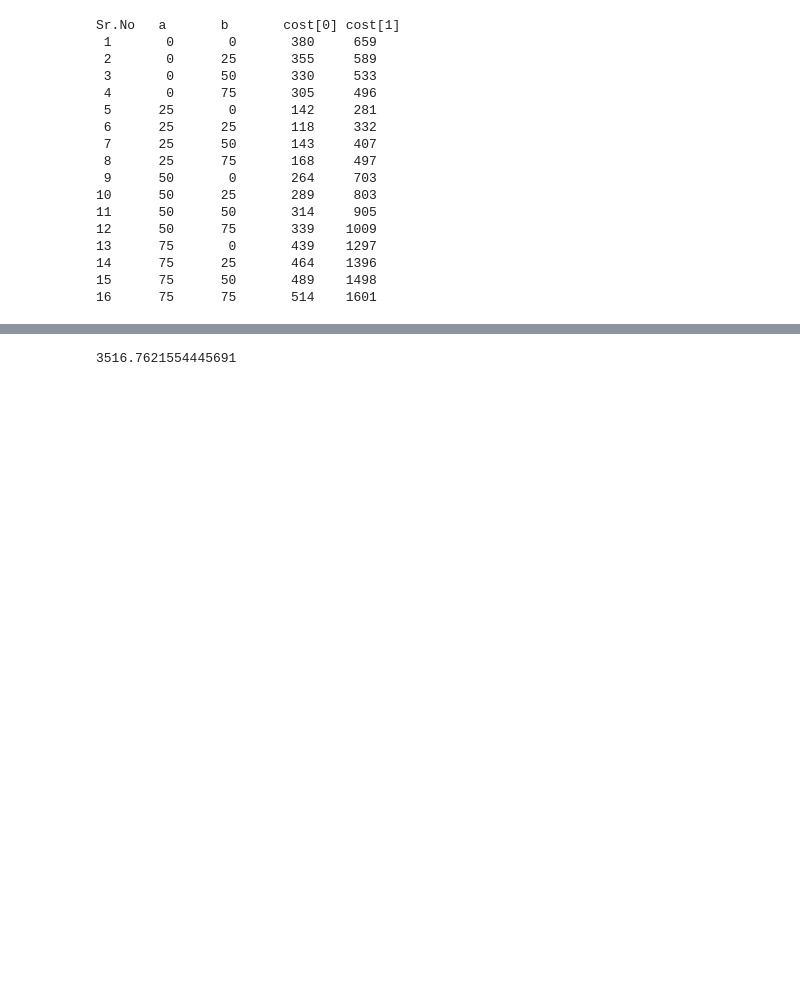
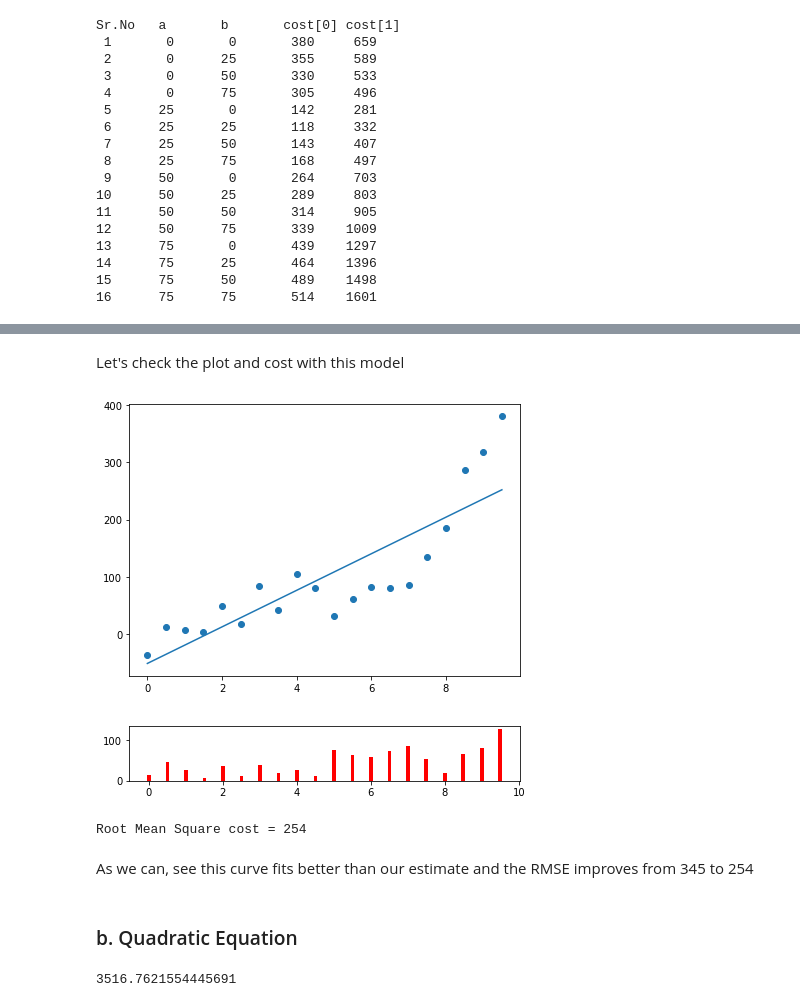
Before and after one commit to elijah981/Curve_Fitting, a Jupyter notebook: CurveFitting.ipynb, the cells around one changed output, grey strips where cells are left out. Saved outputs shown, nothing was run; the diff lists cells and outputs as text; code cells hidden in the pictures; blank space fills up the shorter version.

Commit message:
Added Linear model

```diff
--- a/CurveFitting.ipynb
+++ b/CurveFitting.ipynb
@@ -165,0 +201,21 @@ def cost(y, y_pred):
+# %%
+A = np.zeros((2,2))
+B = np.zeros((2,1))
+A[0,0] = np.sum(x**2)
+A[0,1] = np.sum(x)
+A[1,0] = A[0,1]
+A[1,1] = x.size
+
+B[0] = np.sum(x*y)
+B[1] = np.sum(y)
+
+X = np.matmul(np.linalg.inv(A), B)
+print('A')
+print(A)
+print('-'*20)
+print('B')
+print(B)
+print('-'*20)
+print('X')
+print(X)
+print('-'*20)
@@ -166,3 +235,29 @@ def cost(y, y_pred):
+# %% [markdown]
+Let's check the plot and cost with this model
+# %%
+y_pred = model([X[1], X[0]], x)
+cost = objective(y, y_pred)
+
+y_diff = np.abs(y - y_pred)
+
+plt.subplots(figsize=(7,5))
+plt.scatter(x,y)
+plt.plot(x,y_pred)
+plt.show()
+
+plt.subplots(figsize=(7,1))
+plt.bar(x,y_diff,width=0.1, align='center', color='red')
+plt.show()
+
+print('Root Mean Square cost = %d' % cost[1])
+# %% [output]
+[figure, added]
+[figure, added]
+Root Mean Square cost = 254
+# %% [markdown]
+As we can, see this curve fits better than our estimate and the RMSE improves from 345 to 254
+# %% [markdown]
+### b. Quadratic Equation
 # %%
 cost(y,y_pred)
 # %% [output]
```
Also changed, not shown: parts of 9 cells of this notebook.
